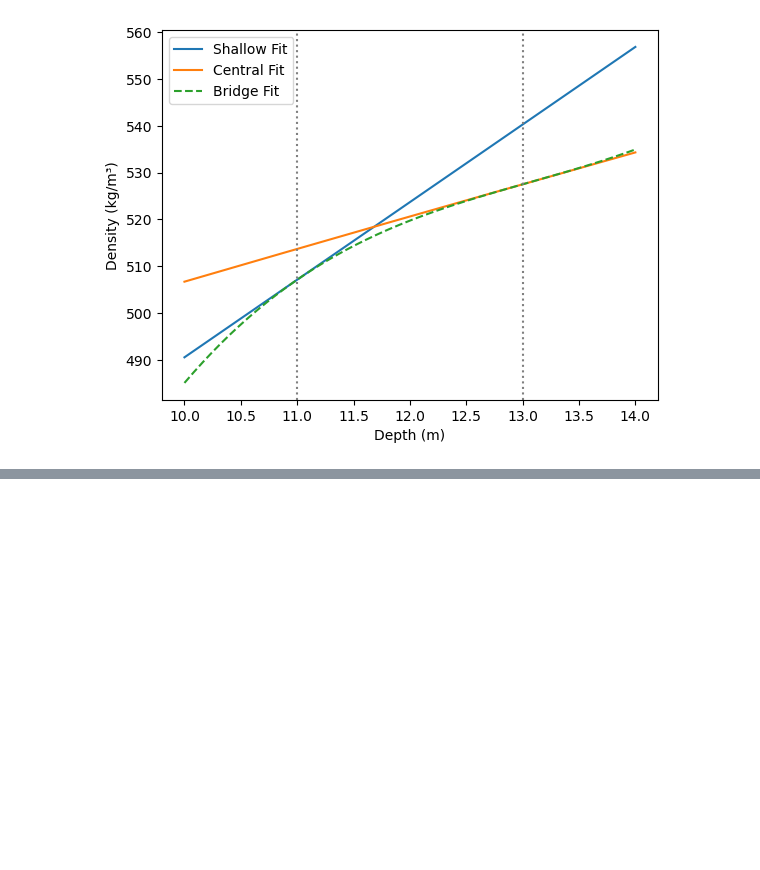
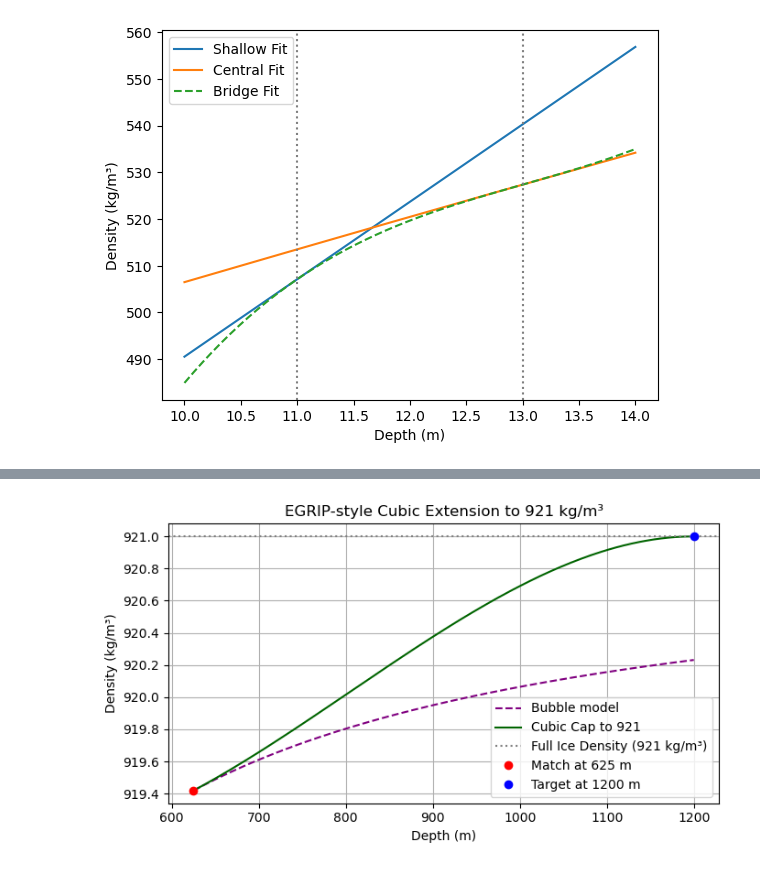
Before and after one commit to qmackay/BICC, a Jupyter notebook: Paleochrono BICC Work/Python Code/Crtitical/creating_ice_equiv_ngripdensity.ipynb, the cells around one changed output, grey strips where cells are left out. Cells and saved outputs as stored; diff of their text form; code cells hidden in the pictures; blank space fills up the shorter version.

```diff
--- a/Paleochrono BICC Work/Python Code/Crtitical/creating_ice_equiv_ngripdensity.ipynb
+++ b/Paleochrono BICC Work/Python Code/Crtitical/creating_ice_equiv_ngripdensity.ipynb
@@ -264,0 +336,53 @@ plt.show()
+# %%
+z1 = 625   # join point
+z2 = 1200  # where density must reach 921 with zero slope
+
+# --- Parameters from your bubble fit ---
+# Use your previously fitted k1_fit and k2_fit
+k1 = k1_fit
+k2 = k2_fit
+
+# --- Define model and derivative ---
+def rho_fit_bubble(z):
+    return 921 - k1 / (z - k2)
+
+def drho_fit_bubble(z):
+    return k1 / (z - k2)**2
+
+y1 = rho_fit_bubble(z1)
+dy1 = drho_fit_bubble(z1)
+y2 = 921
+dy2 = 0  # slope must be 0 at 1200 m
+
+# --- Solve cubic: a*z^3 + b*z^2 + c*z + d ---
+A = np.array([
+    [z1**3, z1**2, z1, 1],
+    [z2**3, z2**2, z2, 1],
+    [3*z1**2, 2*z1, 1, 0],
+    [3*z2**2, 2*z2, 1, 0]
+])
+b = np.array([y1, y2, dy1, dy2])
+
+# Solve for polynomial coefficients
+p_deep_cap = solve(A, b)
+rho_fit_deep_cap = poly1d(p_deep_cap)
+
+# --- Plot ---
+z_cap = np.linspace(z1, z2, 200)
+
+plt.figure(figsize=(7, 4))
+plt.plot(z_cap, rho_fit_bubble(z_cap), '--', label='Bubble model', color='purple')
+plt.plot(z_cap, rho_fit_deep_cap(z_cap), label='Cubic Cap to 921', color='darkgreen')
+plt.axhline(921, color='gray', linestyle=':', label='Full Ice Density (921 kg/m³)')
+plt.plot([z1], [y1], 'ro', label=f'Match at {z1} m')
+plt.plot([z2], [y2], 'bo', label='Target at 1200 m')
+
+plt.xlabel("Depth (m)")
+plt.ylabel("Density (kg/m³)")
+plt.title("EGRIP-style Cubic Extension to 921 kg/m³")
+plt.legend()
+plt.grid(True)
+plt.tight_layout()
+plt.show()
+# %% [output]
+[figure, added]
```
Also changed, not shown: parts of 11 cells of this notebook, 16 other files.
